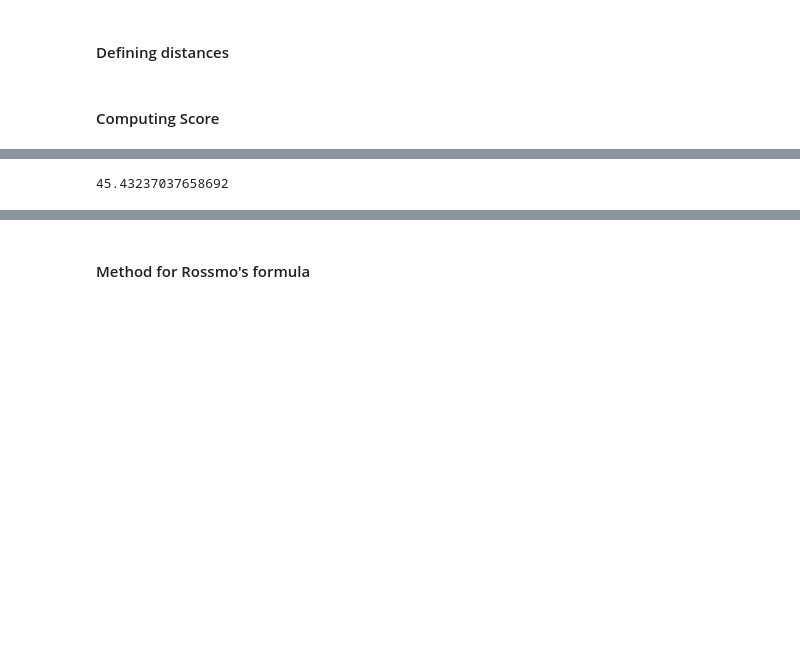
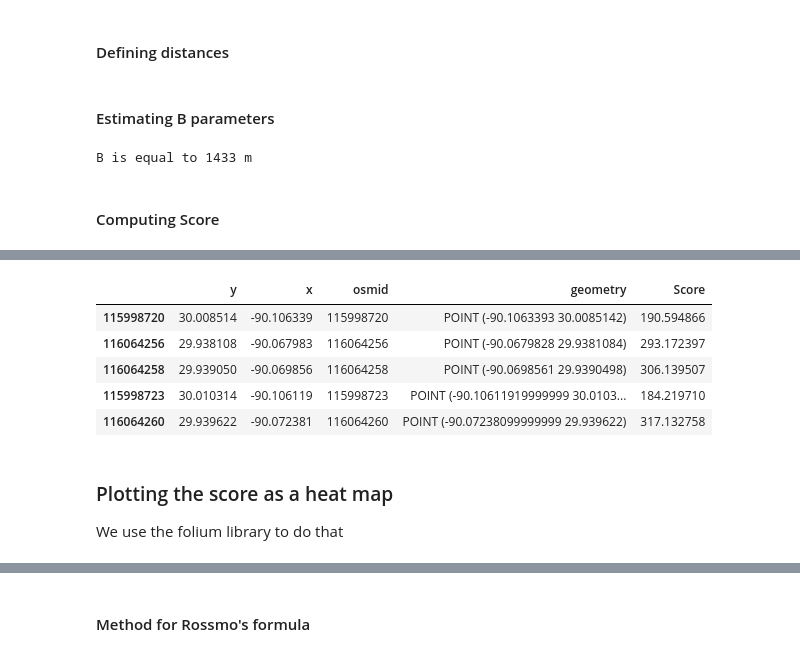
Before and after one commit to LucRSquared/axeman, a Jupyter notebook: geoprofiling.ipynb, the cells around one changed output, grey strips where cells are left out. Drawn from its saved outputs; the diff is of its cells as text; code cells hidden in the pictures; blank space fills up the shorter version.

```diff
--- a/geoprofiling.ipynb
+++ b/geoprofiling.ipynb
@@ -44,7 +48,6 @@ vics[selection]
 # %%
 lat = vicselect['Latitude']
 lon = vicselect['Longitude']
-N = len(vicselect) # Total number of victims
 # %% [markdown]
 ## Bounding box
 The formula to get the boundaries of the bounding box are given in *Geographic Profiling* (2000) by Dr. Kim Rossmo:
@@ -118,2 +142,0 @@ gdf = ox.graph_to_gdfs(G, nodes=True, edges=True)
-# %%
-gdf_nodes, gdf_edges = gdf
@@ -187,6 +201,35 @@ def get_manhattan_haversine(point1,point2):
     # haversine((lat[0],lon[0]),(lat[1],lon[1]),unit="m")
     # returns the manhattan distance using haversine formula
     return abs(haversine((0,point1[1]),(0,point2[1]),unit="m")) + abs(haversine((point1[0],0),(point2[0],0),unit="m"))
+# %% [markdown]
+#### Estimating B parameters
+# %%
+def estimate_B(lat,lon):
+    # In practice Rossmo in his thesis chooses B to be
+    # one half the mean of the nearest neighbor distance between crimes (using a Manhattan metric)
+    def nearest_neighbor_distance(thelat,thelon,lat,lon):
+        distances = []
+        for clat, clon in zip(lat,lon):
+            #pdb.set_trace()
+            distances.append(get_manhattan_haversine((thelat,thelon),(clat,clon)))
+
+        idx = np.argpartition(distances, 2) # index of the two smallest values
+
+        nnd = distances[idx[1]]
+        return nnd
+
+    nnds = []
+    for clat, clon in zip(lat,lon):
+        nnds.append(nearest_neighbor_distance(clat,clon,lat,lon))
+
+    B = (1/2.)*np.mean(nnds)
+
+    return B
+
+B = estimate_B(lat,lon)
+print(f"B is equal to {B:1.0f} m")
+# %% [output]
+B is equal to 1433 m
 # %% [markdown]
 #### Computing Score
 # %%
@@ -222,3 +265,16 @@ def compute_score(G,vics,gdf_nodes,k,B,g=1.2,f=1.2,method='manhattan'):
     gdf_nodes['Score'] = gdf_nodes.apply(lambda row: process_one_node(G, row['osmid'], row['y'], row['x'],vics,method), axis=1)
 
     return gdf_nodes
+
+
+t0 = time.time() ;
+lengthmethod = 'truelength'
+gdf_nodes = compute_score(G,vicselect,gdf_nodes,k=1e6,B=B,g=1.2,f=1.2,method=lengthmethod)
+t1 = time.time() ;
+
+gdf_nodes.to_file("gdf_nodes2.json", driver="GeoJSON")
+# gdf_nodes = gpd.read_file('gdf_nodes.json')
+
+print(f"Computation time took {(t1-t0)/60:.5f} minutes = {t1-t0:.0f} seconds using the {lengthmethod} distance")
+gdf_nodes.head()
+# %% [output]
@@ -225,11 +282,7 @@ def compute_score(G,vics,gdf_nodes,k,B,g=1.2,f=1.2,method='manhattan'):
+|  | y | x | osmid | geometry | Score |
+| 115998720 | 30.008514 | -90.106339 | 115998720 | POINT (-90.1063393 30.0085142) | 190.594866 |
+| 116064256 | 29.938108 | -90.067983 | 116064256 | POINT (-90.0679828 29.9381084) | 293.172397 |
+| 116064258 | 29.939050 | -90.069856 | 116064258 | POINT (-90.0698561 29.9390498) | 306.139507 |
+| 115998723 | 30.010314 | -90.106119 | 115998723 | POINT (-90.10611919999999 30.0103... | 184.219710 |
+| 116064260 | 29.939622 | -90.072381 | 116064260 | POINT (-90.07238099999999 29.939622) | 317.132758 |
-# %%
-import time
-
-t0 = time.time() ;
-gdf_nodes = compute_score(G,vicselect,gdf_nodes,k=1,B=500,g=1.2,f=1.2,method='truelength')
-t1 = time.time() ;
-
-print((t1-t0)/60)
-# %% [output]
-45.43237037658692
 # %%
@@ -236,0 +291,3 @@ gdf_nodes.to_file("gdf_nodes.json", driver="GeoJSON")
+# %% [markdown]
+### Plotting the score as a heat map
+We use the folium library to do that
```
Also changed, not shown: parts of 13 cells of this notebook, 1 other file.
